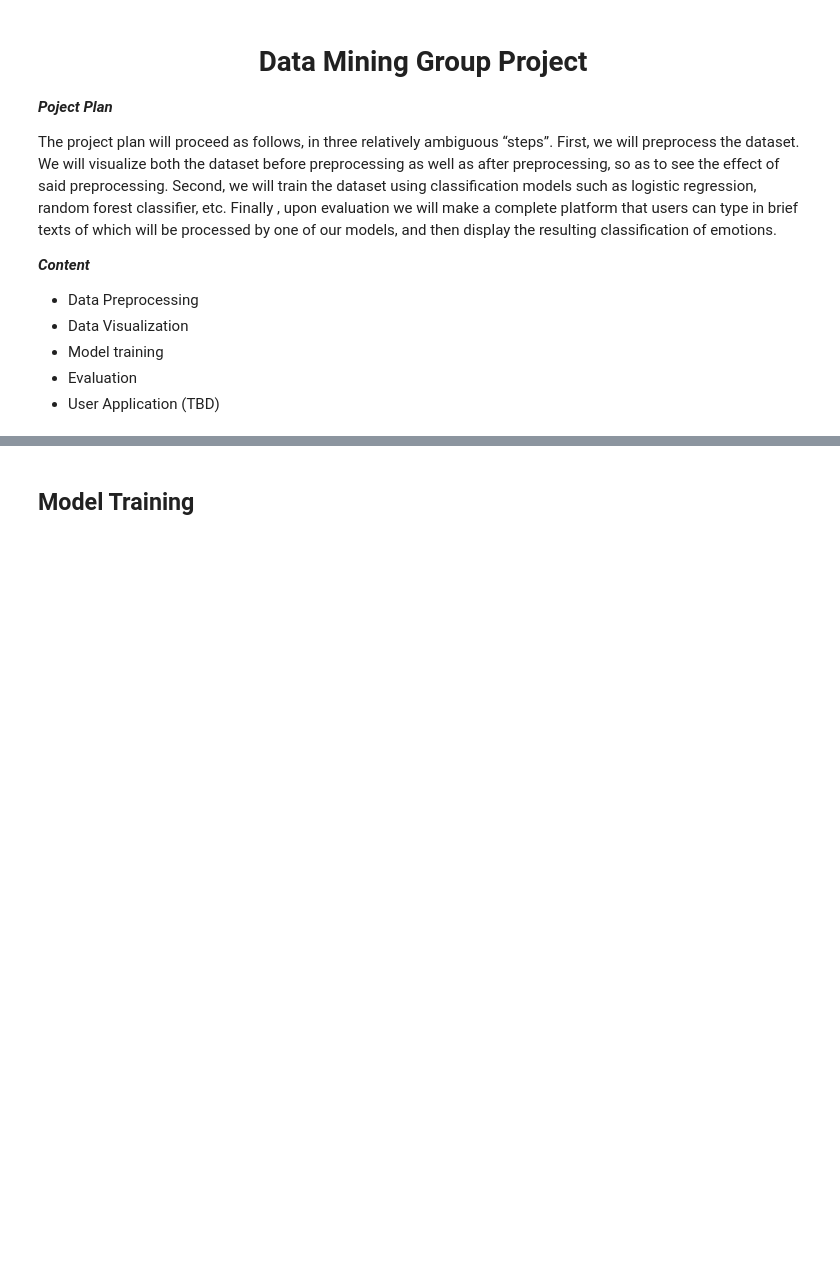
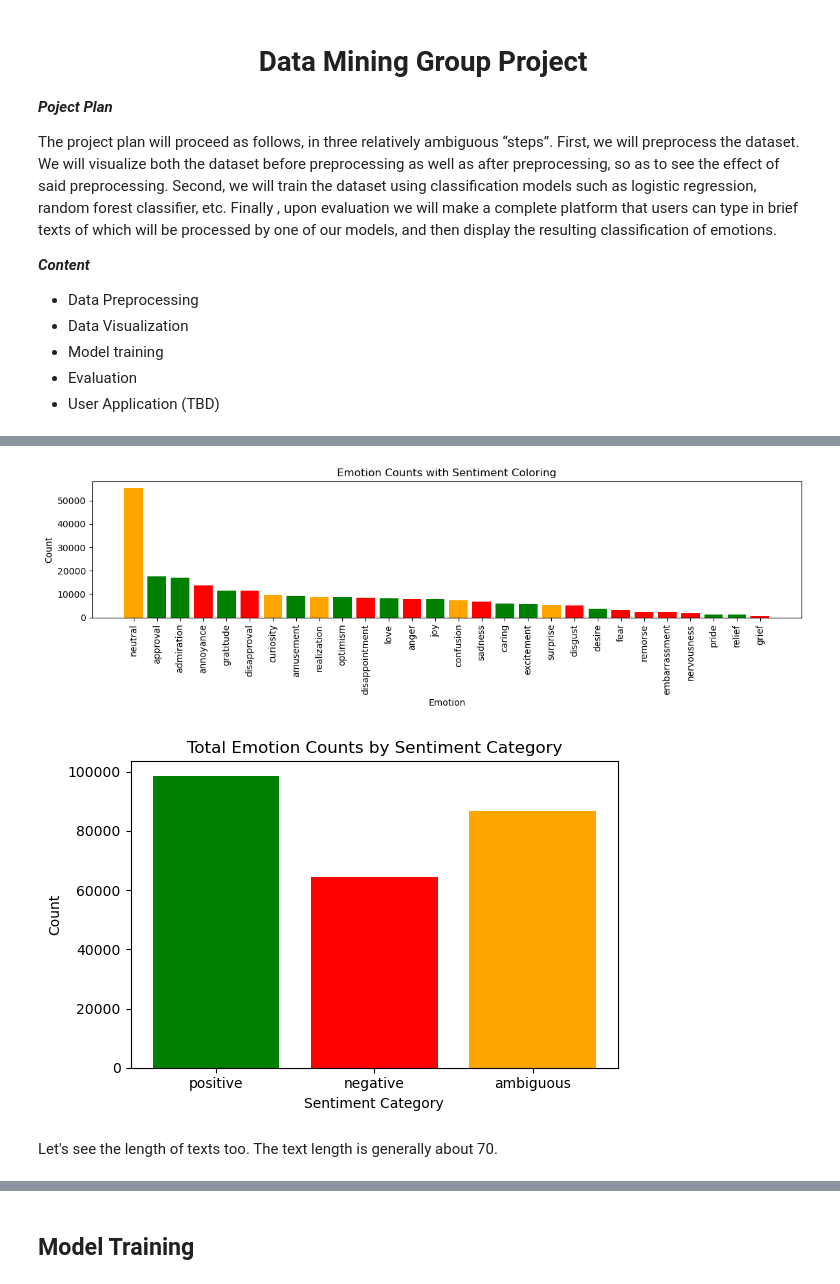
Before and after one commit to woonghan172/Data-mining-project, a Jupyter notebook: main.ipynb, the cells around one changed output, grey strips where cells are left out. Cells and saved outputs as stored; diff of their text form; code cells hidden in the pictures; blank space fills up the shorter version.

```diff
--- a/main.ipynb
+++ b/main.ipynb
@@ -28,0 +186,5 @@ goemo1.head()
+# %%
+with open('sentiment_mapping.json', 'r') as senti_map_file:
+    senti_mapping = json.load(senti_map_file)
+
+print(json.dumps(senti_mapping, indent=4))
@@ -28,0 +209,64 @@ goemo1.head()
+# %%
+GREEN = "\033[92m"
+RED = "\033[91m"
+ORANGE = "\033[93m"
+GRAY = "\033[90m"
+RESET = "\033[0m"
+
+positive = set(senti_mapping["positive"])
+negative = set(senti_mapping["negative"])
+ambiguous = set(senti_mapping["ambiguous"])
+
+plot_colors = []
+
+print(f"{'Emotion':<15} {'Count':<8} Sentiment")
+print("-" * 40)
+
+for emo, count in counts.items():
+    if emo in positive:
+        color, label = GREEN, "positive"
+        plot_colors.append("green")
+    elif emo in negative:
+        color, label = RED, "negative"
+        plot_colors.append("red")
+    elif emo in ambiguous:
+        color, label = ORANGE, "ambiguous"
+        plot_colors.append("orange")
+    else:
+        color, label = GRAY, "neutral"
+        plot_colors.append("gray")
+
+    print(f"{color}{emo:<15} {count:<8} {label}{RESET}")
+
+# colored plot for each emotions
+plt.figure(figsize=(12,4))
+plt.bar(counts.index, counts.values, color=plot_colors)
+plt.title("Emotion Counts with Sentiment Coloring")
+plt.xlabel("Emotion")
+plt.ylabel("Count")
+plt.xticks(rotation=90)
+plt.tight_layout()
+plt.show()
+
+total_positive = sum(counts[emo] for emo in positive if emo in counts.index)
+total_negative = sum(counts[emo] for emo in negative if emo in counts.index)
+total_ambiguous = sum(counts[emo] for emo in ambiguous if emo in counts.index)
+
+sentiment_totals = {
+    "positive": total_positive,
+    "negative": total_negative,
+    "ambiguous": total_ambiguous
+}
+
+# plot for the three categories
+plt.figure(figsize=(6,4))
+plt.bar(sentiment_totals.keys(),
+        sentiment_totals.values(),
+        color=["green","red","orange"])
+
+plt.title("Total Emotion Counts by Sentiment Category")
+plt.ylabel("Count")
+plt.xlabel("Sentiment Category")
+plt.tight_layout()
+plt.show()
+# %% [output]
@@ -28,0 +290,4 @@ goemo1.head()
+[figure, added]
+[figure, added]
+# %% [markdown]
+Let's see the length of texts too. The text length is generally about 70.
```
Also changed, not shown: parts of 32 cells of this notebook, 11 other files.
